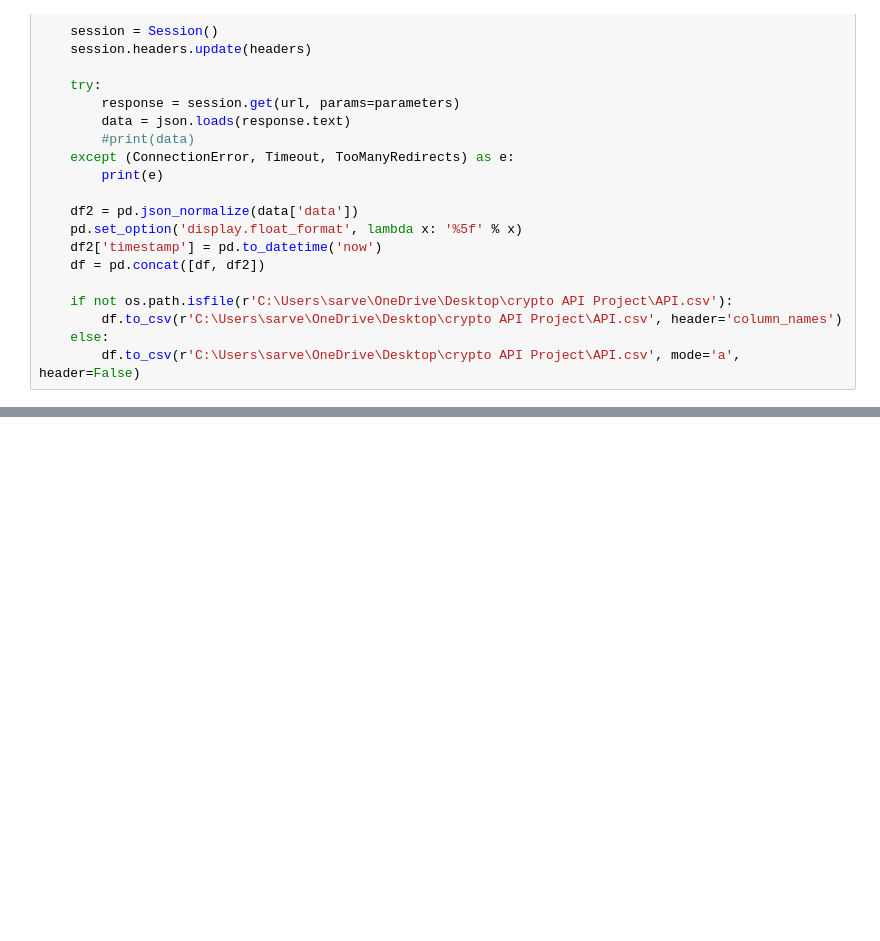
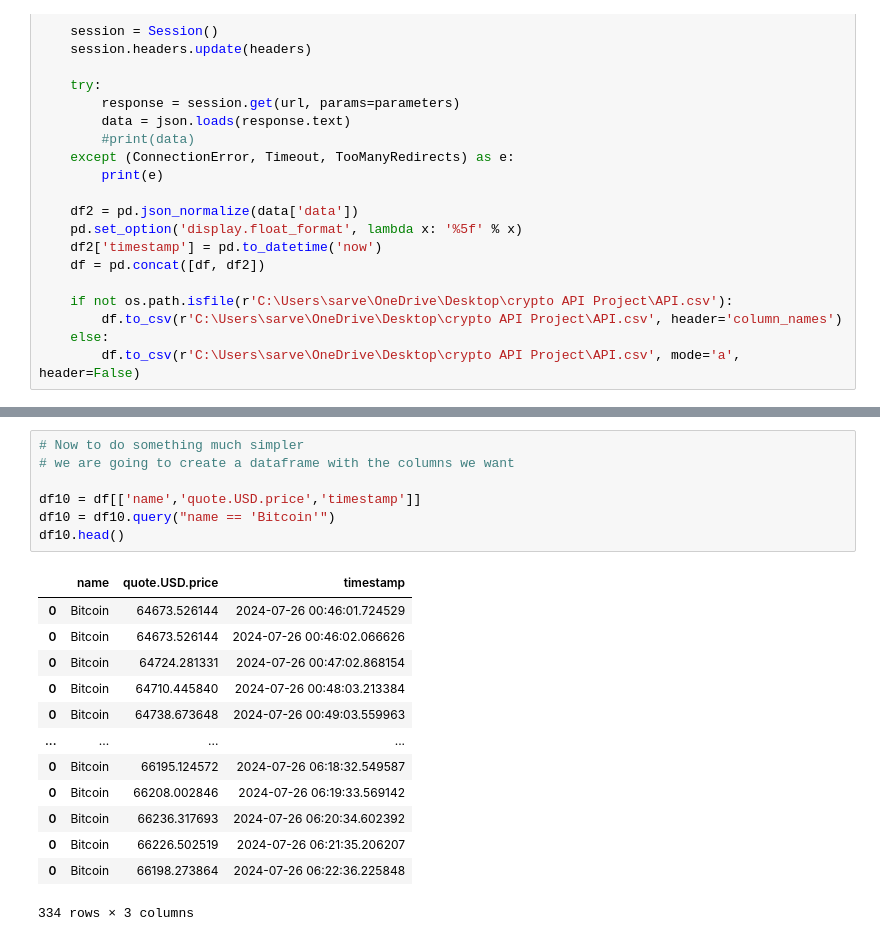
Before and after one commit to sarvesh-kr08/crypto-API-Project, a Jupyter notebook: crypto-API-Project.ipynb, the cells around one changed output, grey strips where cells are left out. Saved outputs shown, nothing was run; the diff lists cells and outputs as text; blank space fills up the shorter version.

```diff
--- a/crypto-API-Project.ipynb
+++ b/crypto-API-Project.ipynb
@@ -117,0 +199,21 @@ Error:
+# %%
+# Now to do something much simpler
+# we are going to create a dataframe with the columns we want
+
+df10 = df[['name','quote.USD.price','timestamp']]
+df10 = df10.query("name == 'Bitcoin'")
+df10.head()
+# %% [output]
+|  | name | quote.USD.price | timestamp |
+| 0 | Bitcoin | 64673.526144 | 2024-07-26 00:46:01.724529 |
+| 0 | Bitcoin | 64673.526144 | 2024-07-26 00:46:02.066626 |
+| 0 | Bitcoin | 64724.281331 | 2024-07-26 00:47:02.868154 |
+| 0 | Bitcoin | 64710.445840 | 2024-07-26 00:48:03.213384 |
+| 0 | Bitcoin | 64738.673648 | 2024-07-26 00:49:03.559963 |
+| ... | ... | ... | ... |
+| 0 | Bitcoin | 66195.124572 | 2024-07-26 06:18:32.549587 |
+| 0 | Bitcoin | 66208.002846 | 2024-07-26 06:19:33.569142 |
+| 0 | Bitcoin | 66236.317693 | 2024-07-26 06:20:34.602392 |
+| 0 | Bitcoin | 66226.502519 | 2024-07-26 06:21:35.206207 |
+| 0 | Bitcoin | 66198.273864 | 2024-07-26 06:22:36.225848 |
+334 rows × 3 columns
```
Also changed, not shown: parts of 13 cells of this notebook.
